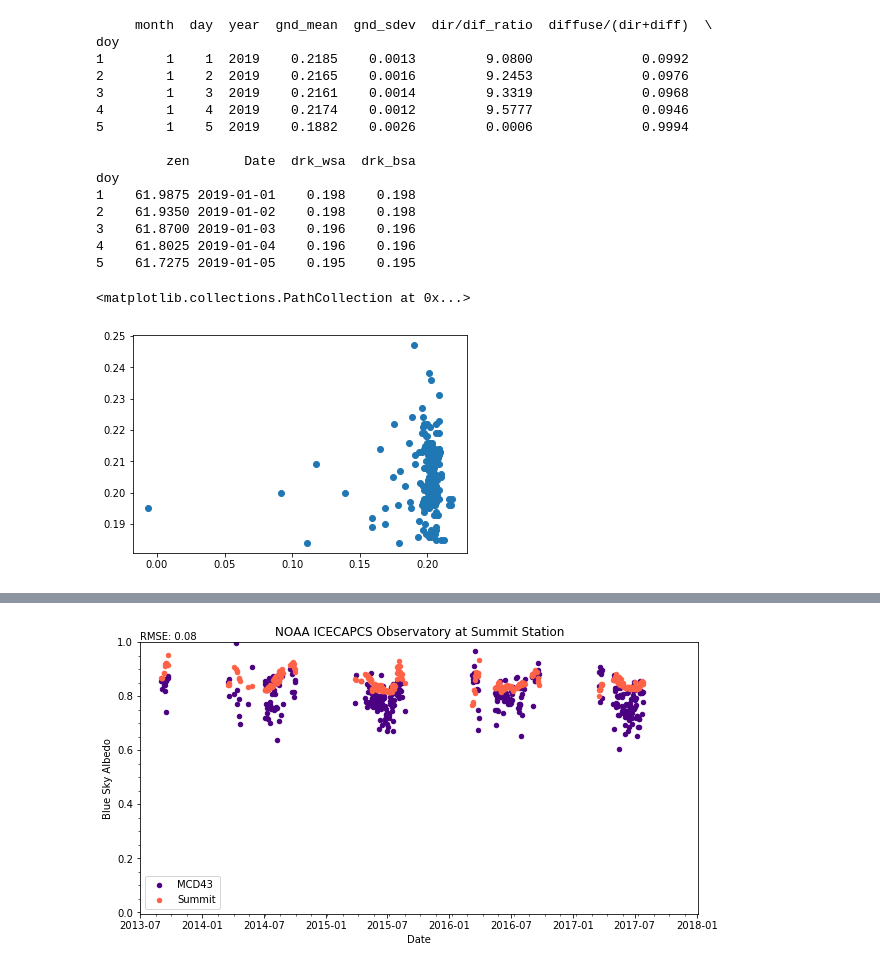
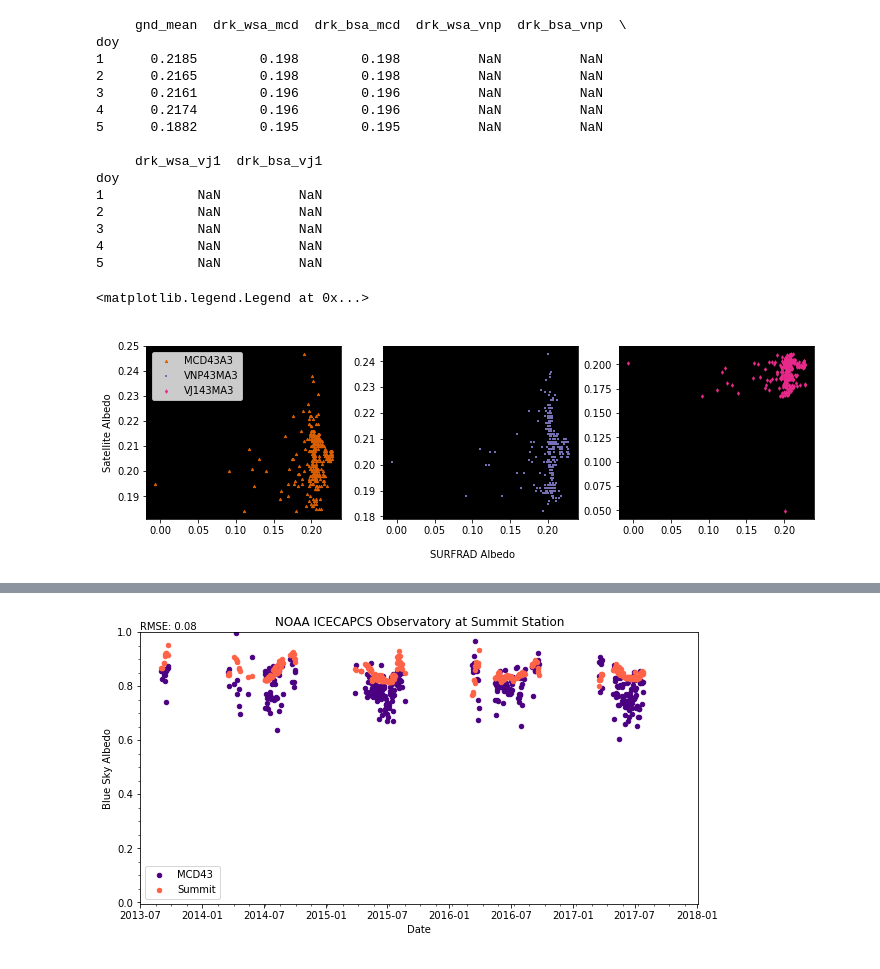
Before and after one commit to arthurelmes/geo_tools, a Jupyter notebook: validation/plot_stn_vs_sat.ipynb, the cells around one changed output, grey strips where cells are left out. Cells and saved outputs as stored; diff of their text form; code cells hidden in the pictures.

```diff
--- a/validation/plot_stn_vs_sat.ipynb
+++ b/validation/plot_stn_vs_sat.ipynb
@@ -48,7 +93,9 @@ high_qa_only = True
 # Convert the individual data fields to datetime field
 sfrd['Date'] = pd.to_datetime(sfrd['year'].map(str) + '-' + sfrd['month'].map(str) + '-' + sfrd['day'].map(str))
 sfrd['doy'] = sfrd['Date'].dt.dayofyear
+
 # Then get julian date from it, to use as a join field
 sfrd.set_index('doy', inplace=True)
+sfrd.drop(columns=['month', 'day', 'year', 'gnd_sdev', 'dir/dif_ratio', 'diffuse/(dir+diff)', 'zen', 'Date'], axis=1, inplace=True)
 print(sfrd.head())
 # %% [output]
@@ -70,31 +109,47 @@ doy
 # %%
 # Join the surfrad and sensor datasets
 sfrd = sfrd.join(mcd,  lsuffix='_sfrd', rsuffix='_snsr')
+sfrd = sfrd.join(vnp,  lsuffix='_sfrd', rsuffix='_snsr')
+sfrd = sfrd.join(vj1,  lsuffix='_sfrd', rsuffix='_snsr')
+
 print(sfrd.head())
 # %% [output]
-     month  day  year  gnd_mean  gnd_sdev  dir/dif_ratio  diffuse/(dir+diff)  \
+     gnd_mean  drk_wsa_mcd  drk_bsa_mcd  drk_wsa_vnp  drk_bsa_vnp  \
 doy
-1        1    1  2019    0.2185    0.0013         9.0800              0.0992
-2        1    2  2019    0.2165    0.0016         9.2453              0.0976
-3        1    3  2019    0.2161    0.0014         9.3319              0.0968
-4        1    4  2019    0.2174    0.0012         9.5777              0.0946
-5        1    5  2019    0.1882    0.0026         0.0006              0.9994
+1      0.2185        0.198        0.198          NaN          NaN
+2      0.2165        0.198        0.198          NaN          NaN
+3      0.2161        0.196        0.196          NaN          NaN
+4      0.2174        0.196        0.196          NaN          NaN
+5      0.1882        0.195        0.195          NaN          NaN
 
-         zen       Date  drk_wsa  drk_bsa
+     drk_wsa_vj1  drk_bsa_vj1
 doy
-1    61.9875 2019-01-01    0.198    0.198
-2    61.9350 2019-01-02    0.198    0.198
-3    61.8700 2019-01-03    0.196    0.196
-4    61.8025 2019-01-04    0.196    0.196
-5    61.7275 2019-01-05    0.195    0.195
+1            NaN          NaN
+2            NaN          NaN
+3            NaN          NaN
+4            NaN          NaN
+5            NaN          NaN
-# %%
-#sfrd.plot.scatter(x='gnd_mean', y='drk_wsa')
-x = sfrd['gnd_mean']
-y = sfrd['drk_wsa']
-
-fig, ax = plt.subplots()
-
-ax.scatter(x, y)
-# %% [output]
-<matplotlib.collections.PathCollection at 0x...>
-[figure, removed]
+# %%
+#sfrd.plot.scatter(x='gnd_mean', y='drk_wsa')
+stn = sfrd['gnd_mean']
+mcd = sfrd['drk_wsa_mcd']
+vnp = sfrd['drk_wsa_vnp']
+vj1 = sfrd['drk_wsa_vj1']
+
+fig, (ax1, ax2, ax3) = plt.subplots(1, 3, figsize=(10,3))
+fig.tight_layout()
+ax1.set_facecolor('k')
+ax2.set_facecolor('k')
+ax3.set_facecolor('k')
+
+ax1.scatter(stn, mcd,color='#d95f02', marker='^', s=5, label='MCD43A3')
+ax2.scatter(stn, vnp, color='#7570b3', marker='+', s=5, label='VNP43MA3')
+ax3.scatter(stn, vj1, color='#e7298a', marker='d', s=5, label='VJ143MA3')
+
+ax1.set_ylabel('Satellite Albedo')
+fig.text(0.5, -0.05, 'SURFRAD Albedo', ha='center')
+
+fig.legend(loc='lower right', bbox_to_anchor=(0.21, 0.75))
+# %% [output]
+<matplotlib.legend.Legend at 0x...>
+[figure, added]
```
Also changed, not shown: parts of 5 cells of this notebook, 2 other files.
